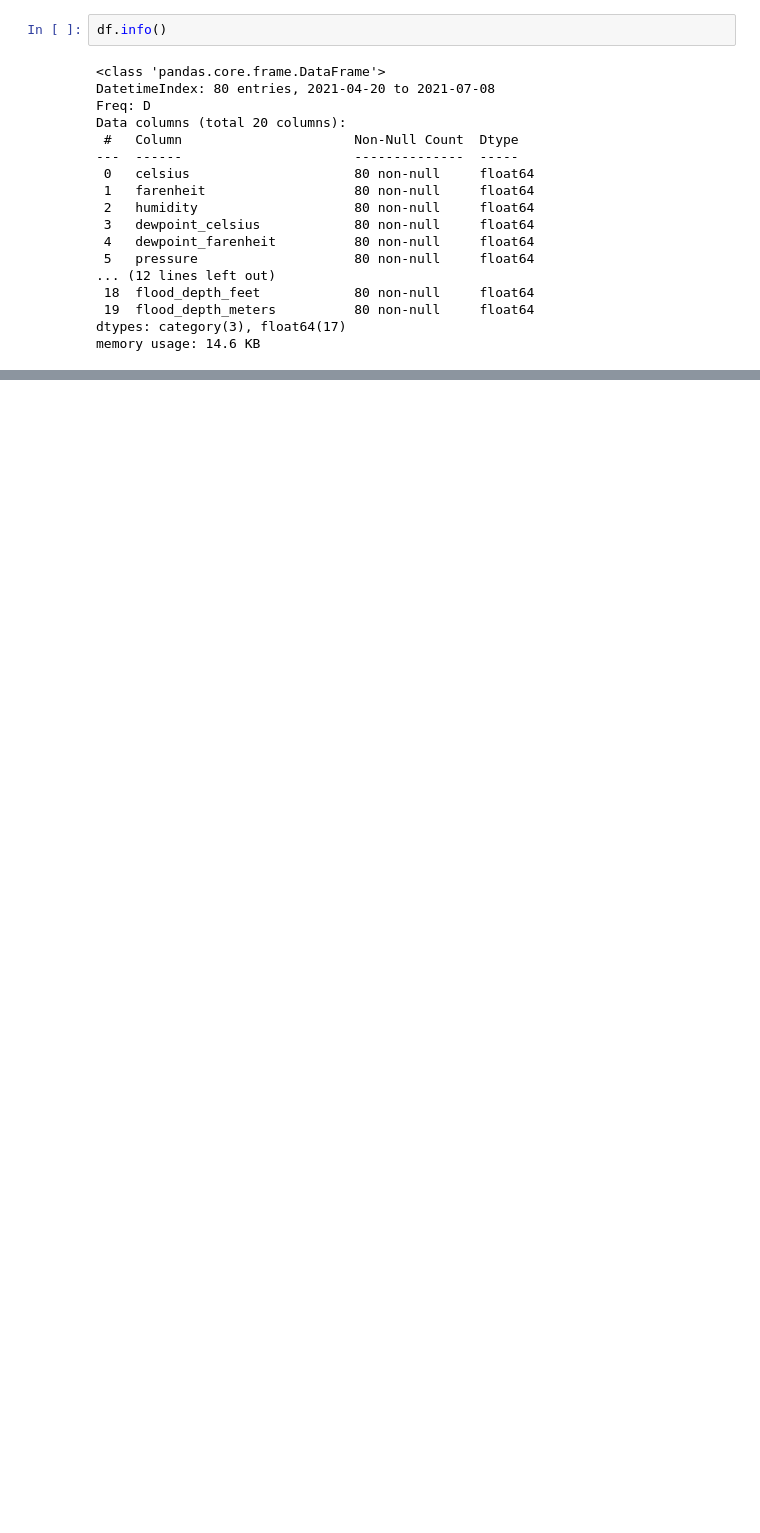
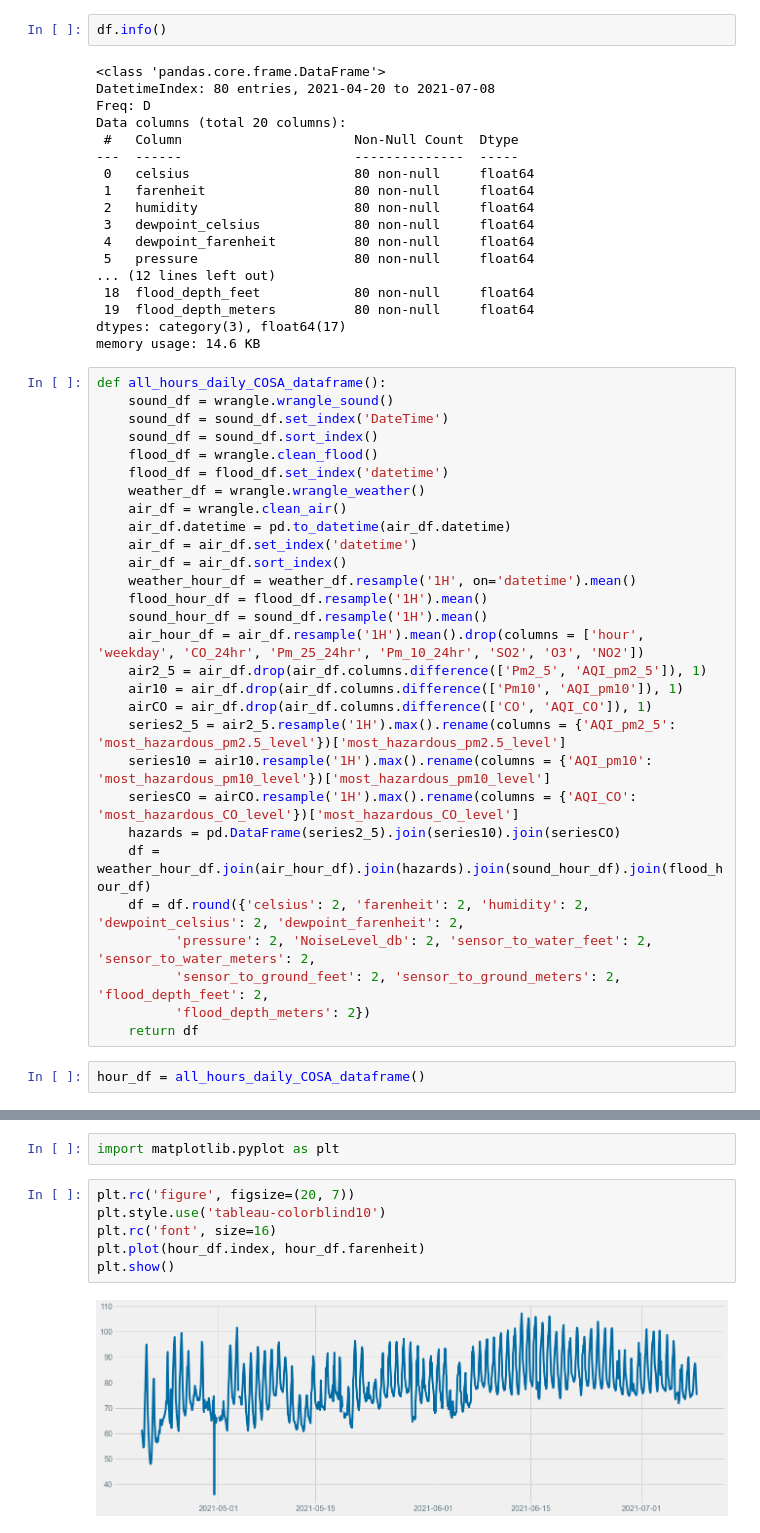
Before and after one commit to slc-data/2021-datathon, a Jupyter notebook: workbooks/lori/concat_datasets.ipynb, the cells around one changed output, grey strips where cells are left out. Saved outputs shown, nothing was run; the diff lists cells and outputs as text; blank space fills up the shorter version.

```diff
--- a/workbooks/lori/concat_datasets.ipynb
+++ b/workbooks/lori/concat_datasets.ipynb
@@ -95,3 +95,34 @@ Data columns (total 20 columns):
  19  flood_depth_meters          80 non-null     float64
 dtypes: category(3), float64(17)
 memory usage: 14.6 KB
+# %%
+def all_hours_daily_COSA_dataframe():
+    sound_df = wrangle.wrangle_sound()
+    sound_df = sound_df.set_index('DateTime')
+    sound_df = sound_df.sort_index()
+    flood_df = wrangle.clean_flood()
+    flood_df = flood_df.set_index('datetime')
+    weather_df = wrangle.wrangle_weather()
+    air_df = wrangle.clean_air()
+    air_df.datetime = pd.to_datetime(air_df.datetime)
+    air_df = air_df.set_index('datetime')
+    air_df = air_df.sort_index()
+    weather_hour_df = weather_df.resample('1H', on='datetime').mean()
+    flood_hour_df = flood_df.resample('1H').mean()
+    sound_hour_df = sound_df.resample('1H').mean()
+    air_hour_df = air_df.resample('1H').mean().drop(columns = ['hour', 'weekday', 'CO_24hr', 'Pm_25_24hr', 'Pm_10_24hr', 'SO2', 'O3', 'NO2'])
+    air2_5 = air_df.drop(air_df.columns.difference(['Pm2_5', 'AQI_pm2_5']), 1)
+    air10 = air_df.drop(air_df.columns.difference(['Pm10', 'AQI_pm10']), 1)
+    airCO = air_df.drop(air_df.columns.difference(['CO', 'AQI_CO']), 1)
+    series2_5 = air2_5.resample('1H').max().rename(columns = {'AQI_pm2_5': 'most_hazardous_pm2.5_level'})['most_hazardous_pm2.5_level']
+    series10 = air10.resample('1H').max().rename(columns = {'AQI_pm10': 'most_hazardous_pm10_level'})['most_hazardous_pm10_level']
+    seriesCO = airCO.resample('1H').max().rename(columns = {'AQI_CO': 'most_hazardous_CO_level'})['most_hazardous_CO_level']
+    hazards = pd.DataFrame(series2_5).join(series10).join(seriesCO)
+    df = weather_hour_df.join(air_hour_df).join(hazards).join(sound_hour_df).join(flood_hour_df)
+    df = df.round({'celsius': 2, 'farenheit': 2, 'humidity': 2, 'dewpoint_celsius': 2, 'dewpoint_farenheit': 2,
+          'pressure': 2, 'NoiseLevel_db': 2, 'sensor_to_water_feet': 2, 'sensor_to_water_meters': 2,
+          'sensor_to_ground_feet': 2, 'sensor_to_ground_meters': 2, 'flood_depth_feet': 2,
+          'flood_depth_meters': 2})
+    return df
+# %%
+hour_df = all_hours_daily_COSA_dataframe()
@@ -97,0 +139,10 @@ memory usage: 14.6 KB
+# %%
+import matplotlib.pyplot as plt
+# %%
+plt.rc('figure', figsize=(20, 7))
+plt.style.use('tableau-colorblind10')
+plt.rc('font', size=16)
+plt.plot(hour_df.index, hour_df.farenheit)
+plt.show()
+# %% [output]
+[figure, added]
```
Also changed, not shown: parts of 12 cells of this notebook, 1 other file.
